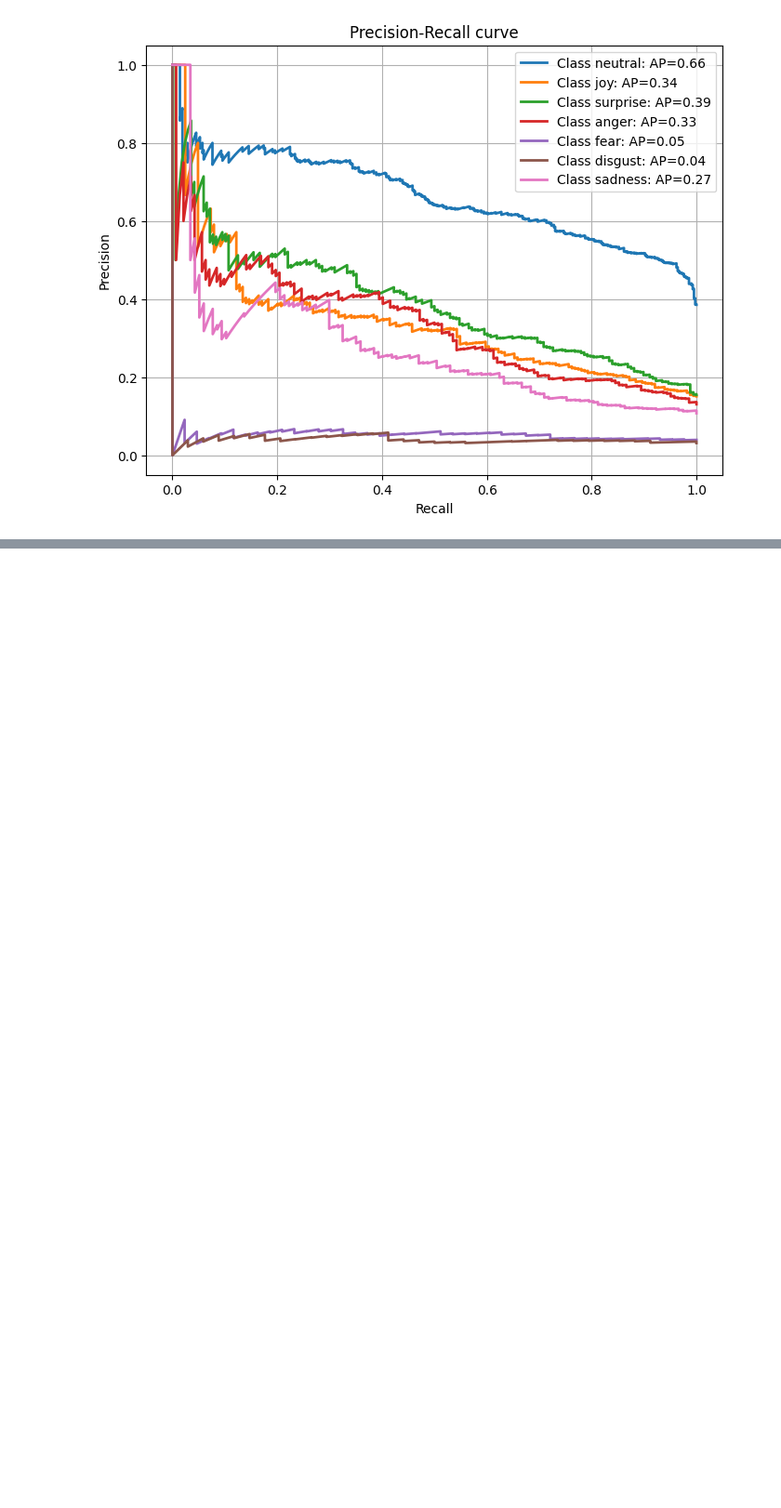
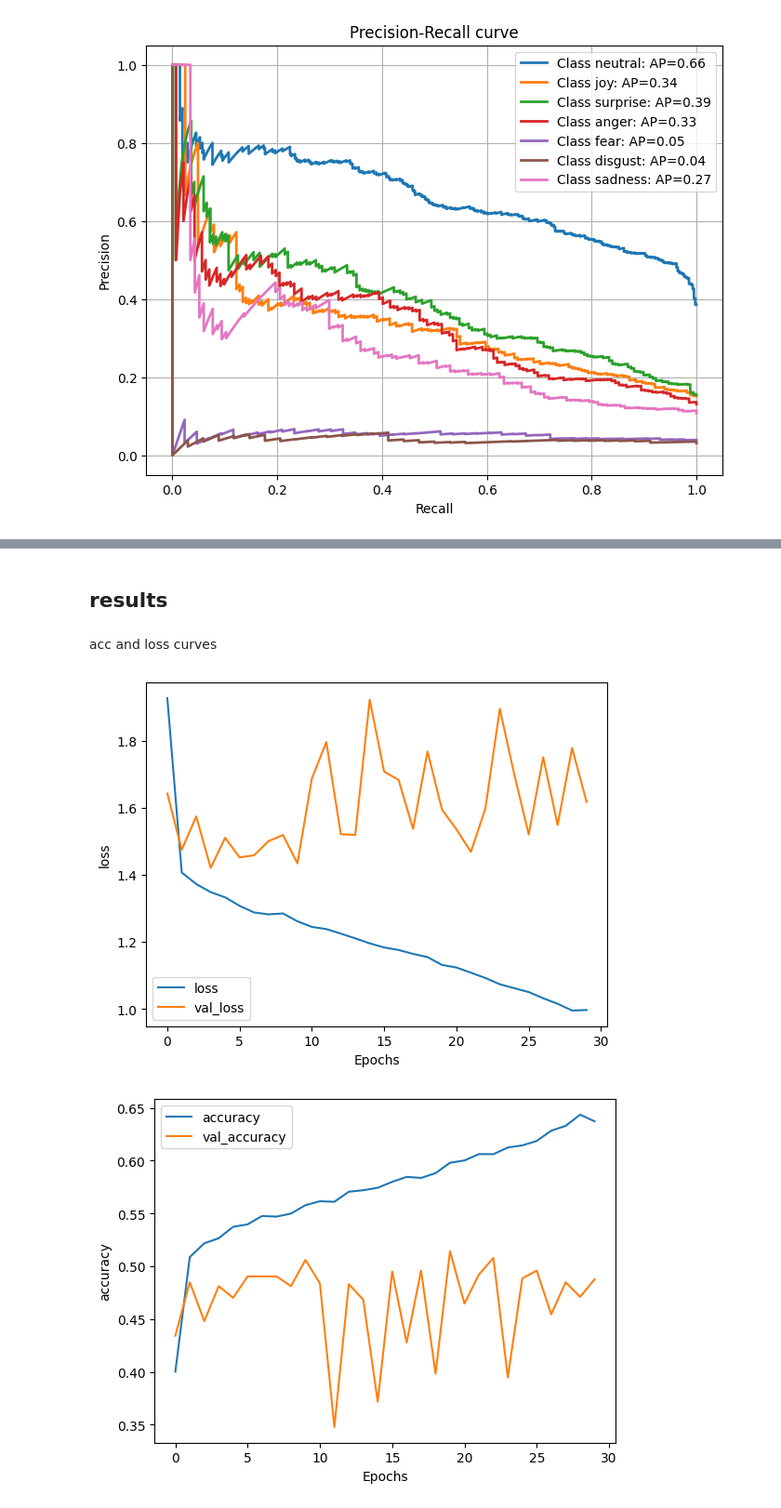
Before and after one commit to teostereciu/mc-ecpe, a Jupyter notebook: notebooks/best.ipynb, the cells around one changed output, grey strips where cells are left out. Shown at 93% size. Cells and saved outputs as stored; diff of their text form; code cells hidden in the pictures; blank space fills up the shorter version.

Commit message:
some more models

```diff
--- a/notebooks/best.ipynb
+++ b/notebooks/best.ipynb
@@ -1114,0 +1157,34 @@ plot_precision_recall(y_val_text_onehot, crossattn_preds)
+# %%
+def create_bias_mlp(input_dim, num_classes):
+    inputs = layers.Input(shape=(input_dim,))
+    x = layers.Dense(1024, activation='relu')(inputs)
+    x = layers.BatchNormalization()(x)
+
+    x = layers.Dense(512, activation='relu')(inputs)
+    x = layers.BatchNormalization()(x)
+    #x = layers.Dropout(0.5)(x)
+
+    x = layers.Dense(256, activation='relu')(x)
+    x = layers.BatchNormalization()(x)
+    #x = layers.Dropout(0.5)(x)
+
+    x = layers.Dense(128, activation='relu')(x)
+    x = layers.BatchNormalization()(x)
+    #x = layers.Dropout(0.5)(x)
+
+    outputs = layers.Dense(num_classes,
+                           activation='softmax',
+                           bias_initializer=tf.keras.initializers.Constant(initial_biases)
+                           )(x)
+    model = Model(inputs=inputs, outputs=outputs)
+    return model
+# %%
+input_dim = 768
+num_classes = 7
+
+mlp_bias_model = create_bias_mlp(input_dim, num_classes)
+mlp_bias_model.compile(optimizer='adam',
+                  loss='categorical_crossentropy',
+                  metrics=['accuracy'])
+
+mlp_bias_model.summary()
@@ -1114,0 +1211,6 @@ plot_precision_recall(y_val_text_onehot, crossattn_preds)
+# %%
+bias_history = mlp_bias_model.fit(x=pool_embs_train,
+                            y=y_train_text_onehot,
+                            validation_data=(pool_embs_val, y_val_text_onehot),
+                            batch_size=32,
+                            epochs=30)
@@ -1114,0 +1238,10 @@ plot_precision_recall(y_val_text_onehot, crossattn_preds)
+# %% [markdown]
+## results
+# %% [markdown]
+acc and loss curves
+# %%
+plot_graphs(bias_history,'loss')
+plot_graphs(bias_history,'accuracy')
+# %% [output]
+[figure, added]
+[figure, added]
```
Also changed, not shown: parts of 23 cells of this notebook.
